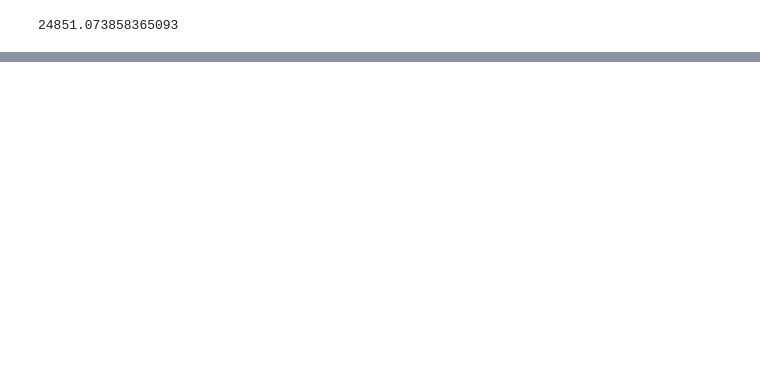
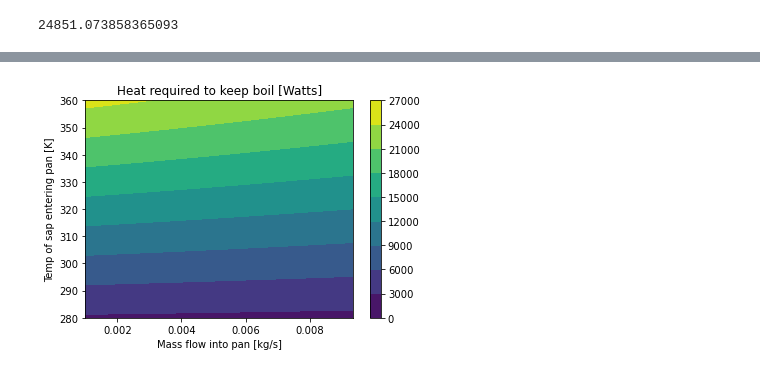
Before and after one commit to Tweir195/MapleSap, a Jupyter notebook: Evaporator2.ipynb, the cells around one changed output, grey strips where cells are left out. Saved outputs shown, nothing was run; the diff lists cells and outputs as text; code cells hidden in the pictures; blank space fills up the shorter version.

```diff
--- a/Evaporator2.ipynb
+++ b/Evaporator2.ipynb
@@ -59,0 +49,14 @@ for j in range(0, n):
+# %%
+n=50
+mdots = np.linspace(mdot_sap_low, mdot_sap_high, n)
+Tsapis = np.linspace(280, 360, n)
+mdots_,Tsapis_ = np.meshgrid(mdots, Tsapis)
+result2 = []
+for j in range(0, n):
+    for i in range(0,n):
+        if i ==0:
+            newrow = [simpleEvap(mdots[j], Tsapis[i])]
+        else:
+            newrow.append(simpleEvap(mdots[j], Tsapis[i]))
+#         results = np.vstack([results, newrow])
+    result2.append(newrow)
@@ -59,0 +66,10 @@ for j in range(0, n):
+# %%
+fig = plt.figure()
+cs= plt.contourf(mdots_,Tsapis_, result2)
+plt.xlabel('Mass flow into pan [kg/s]')
+plt.ylabel('Temp of sap entering pan [K]')
+plt.title('Heat required to keep boil [Watts]')
+fig.colorbar(cs)
+plt.show()
+# %% [output]
+[figure, added]
```
Also changed, not shown: parts of 5 cells of this notebook.
